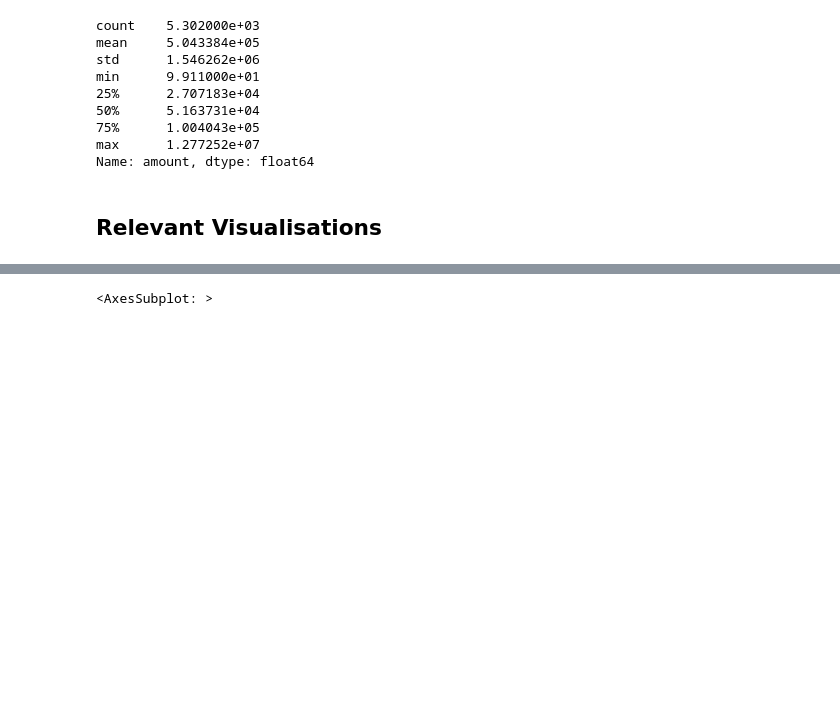
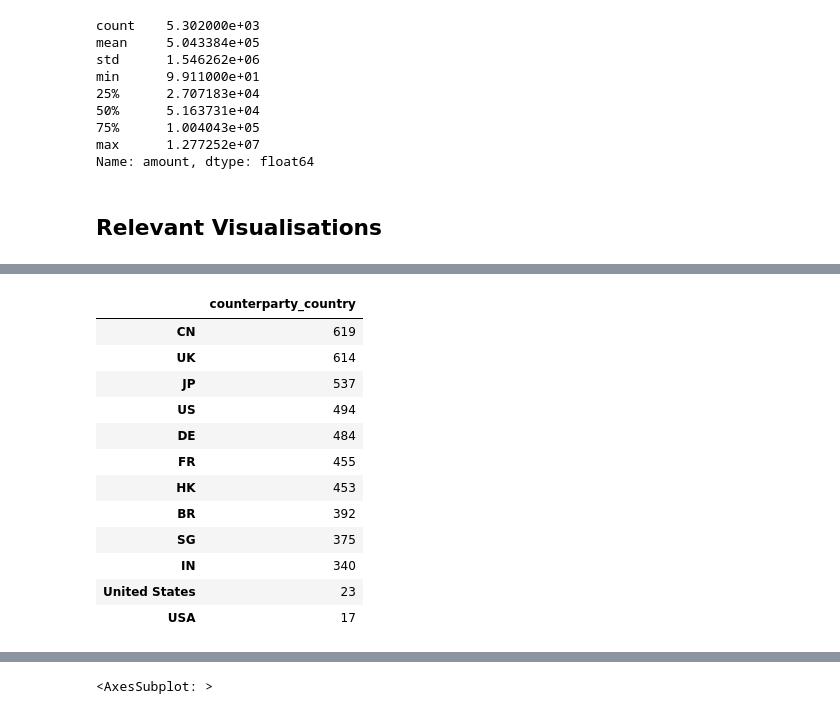
Before and after one commit to bhavesh-chainani/fraud_detection, a Jupyter notebook: bhavesh_silent_eight.ipynb, the cells around one changed output, grey strips where cells are left out. Cells and saved outputs as stored; diff of their text form; code cells hidden in the pictures; blank space fills up the shorter version.

```diff
--- a/silent_eight.ipynb
+++ b/bhavesh_silent_eight.ipynb
@@ -108,0 +121,21 @@ data.customer_country.value_counts().plot(kind='bar')
+# %%
+## Counterparty Country
+
+data.counterparty_country.value_counts().to_frame()
+
+## We can see that United States, US and USA are included.
+## Hence, there is a need to change United States, US to USA
+# %% [output]
+|  | counterparty_country |
+| CN | 619 |
+| UK | 614 |
+| JP | 537 |
+| US | 494 |
+| DE | 484 |
+| FR | 455 |
+| HK | 453 |
+| BR | 392 |
+| SG | 375 |
+| IN | 340 |
+| United States | 23 |
+| USA | 17 |
```
Also changed, not shown: parts of 21 cells of this notebook, 2 other files.
